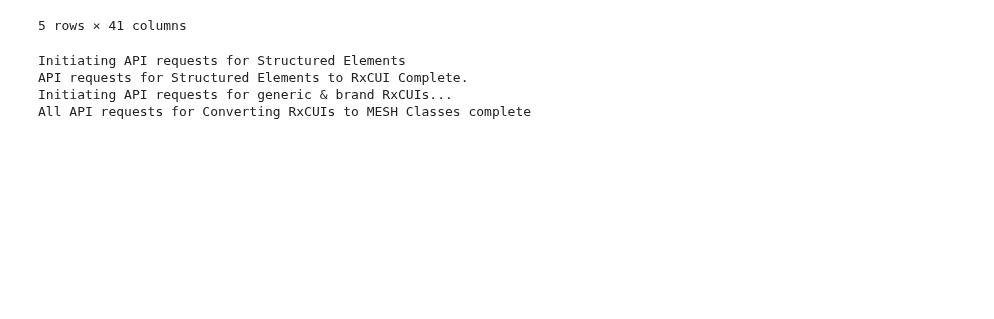
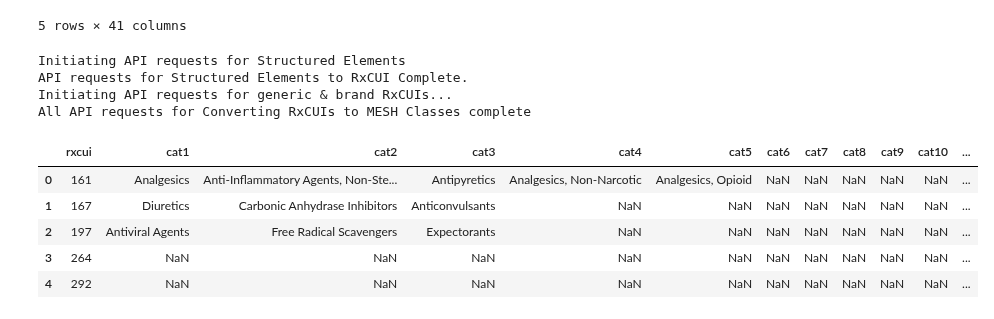
Before and after one commit to alvinjeffery/Bios8366_project, a Jupyter notebook: code/alvin_prelim.ipynb, the cells around one changed output. Saved outputs shown, nothing was run; the diff lists cells and outputs as text; code cells hidden in the pictures; blank space fills up the shorter version.

```diff
--- a/code/alvin_prelim.ipynb
+++ b/code/alvin_prelim.ipynb
@@ -786,3 +770,13 @@ Initiating API requests for Structured Elements
 API requests for Structured Elements to RxCUI Complete.
 Initiating API requests for generic & brand RxCUIs...
 All API requests for Converting RxCUIs to MESH Classes complete
+# %%
+classes = pd.read_csv('cui2class.csv')
+classes.head()
+# %% [output]
+|  | rxcui | cat1 | cat2 | cat3 | cat4 | cat5 | cat6 | cat7 | cat8 | cat9 | cat10 | ... |
+| 0 | 161 | Analgesics | Anti-Inflammatory Agents, Non-Ste... | Antipyretics | Analgesics, Non-Narcotic | Analgesics, Opioid | NaN | NaN | NaN | NaN | NaN | ... |
+| 1 | 167 | Diuretics | Carbonic Anhydrase Inhibitors | Anticonvulsants | NaN | NaN | NaN | NaN | NaN | NaN | NaN | ... |
+| 2 | 197 | Antiviral Agents | Free Radical Scavengers | Expectorants | NaN | NaN | NaN | NaN | NaN | NaN | NaN | ... |
+| 3 | 264 | NaN | NaN | NaN | NaN | NaN | NaN | NaN | NaN | NaN | NaN | ... |
+| 4 | 292 | NaN | NaN | NaN | NaN | NaN | NaN | NaN | NaN | NaN | NaN | ... |
```
Also changed, not shown: parts of 5 cells of this notebook.
